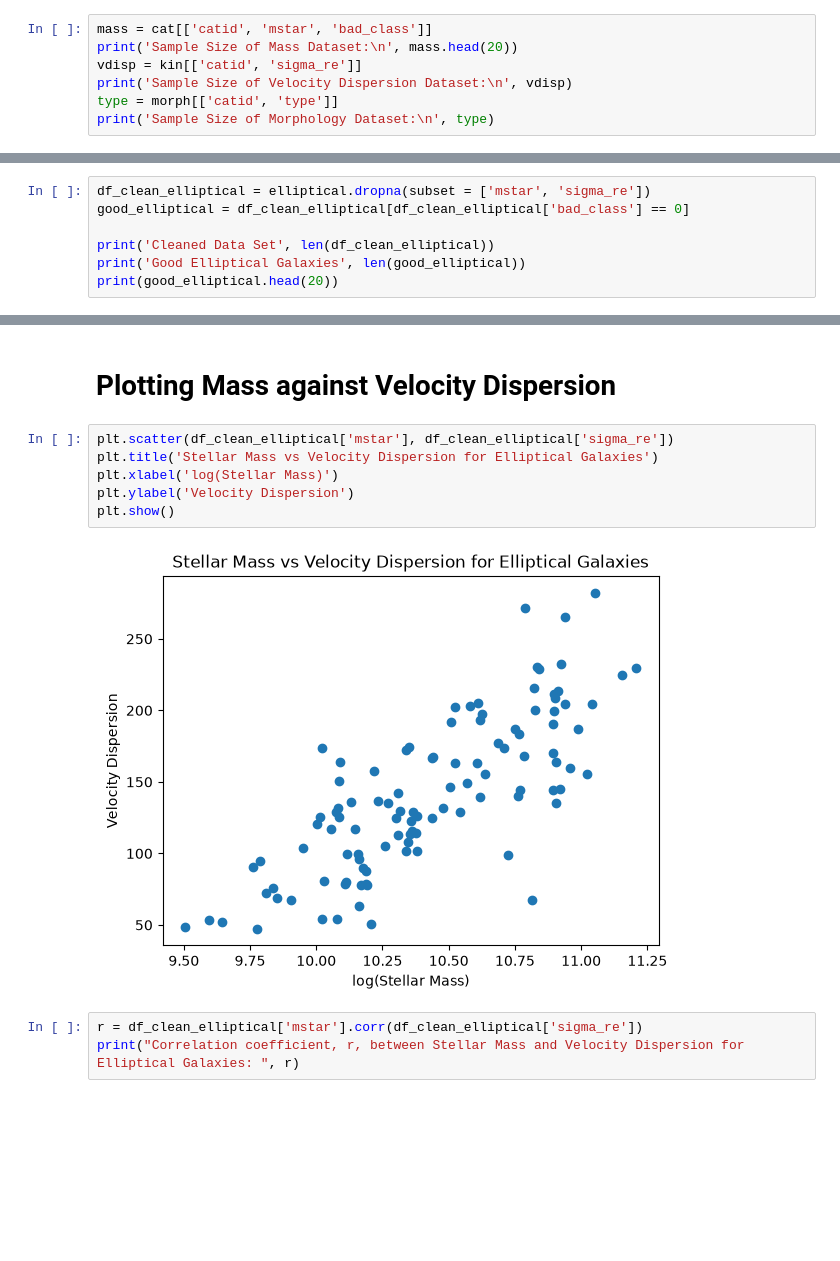
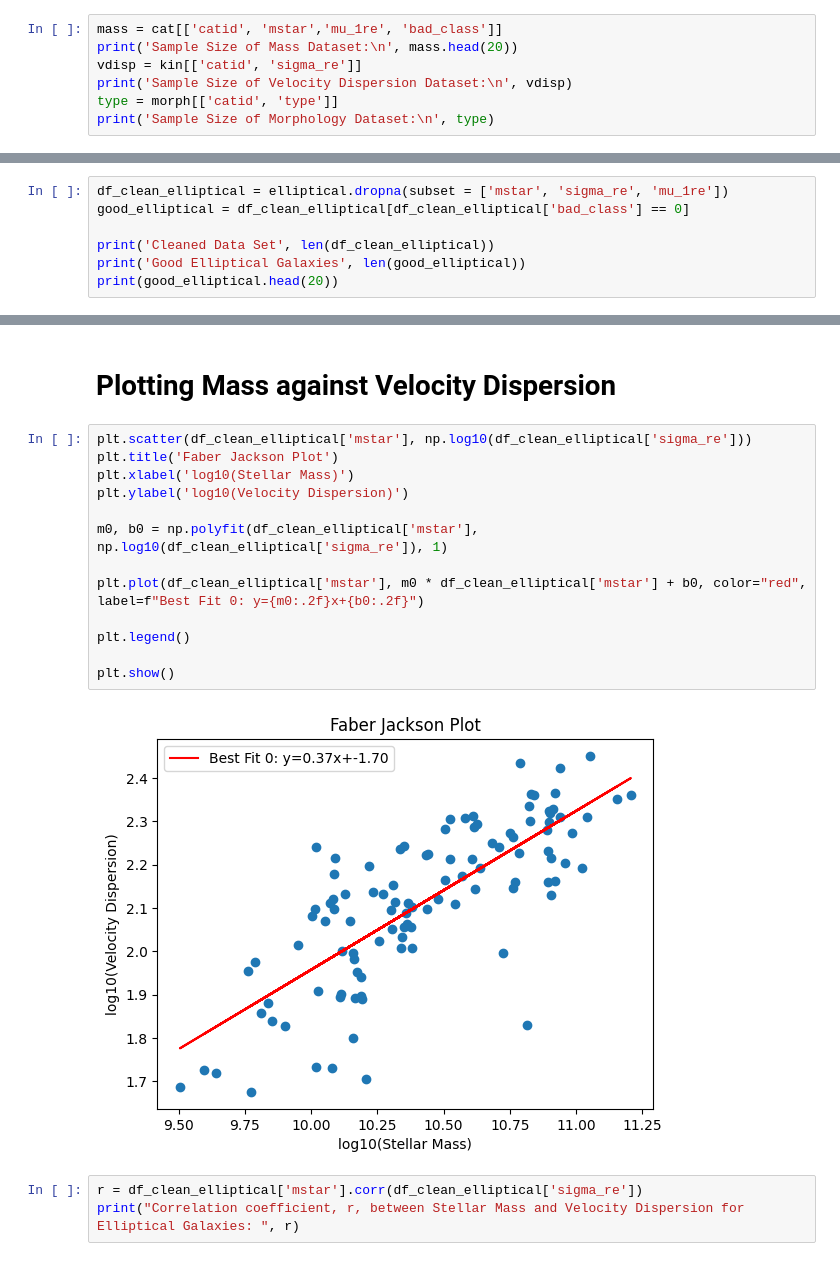
Before and after one commit to td522285/Group-7-Coding-Assignment, a Jupyter notebook: MassvVelocityDispersion.ipynb, the cells around one changed output, grey strips where cells are left out. Drawn from its saved outputs; the diff is of its cells as text; blank space fills up the shorter version.

Commit message:
Attempt at Faber Jackson
So I'm trying to get the four value but its not looking good

```diff
--- a/MassvVelocityDispersion.ipynb
+++ b/MassvVelocityDispersion.ipynb
@@ -40,5 +41,5 @@ Index(['Unnamed: 0', 'catid', 'type'], dtype='str')
 # %%
-mass = cat[['catid', 'mstar', 'bad_class']]
+mass = cat[['catid', 'mstar','mu_1re', 'bad_class']]
 print('Sample Size of Mass Dataset:\n', mass.head(20))
 vdisp = kin[['catid', 'sigma_re']]
 print('Sample Size of Velocity Dispersion Dataset:\n', vdisp)
@@ -115,7 +116,7 @@ Elliptical Galaxies:
 # %% [markdown]
 # Cleaning Data #
 # %%
-df_clean_elliptical = elliptical.dropna(subset = ['mstar', 'sigma_re'])
+df_clean_elliptical = elliptical.dropna(subset = ['mstar', 'sigma_re', 'mu_1re'])
 good_elliptical = df_clean_elliptical[df_clean_elliptical['bad_class'] == 0]
 
 print('Cleaned Data Set', len(df_clean_elliptical))
@@ -142,13 +143,20 @@ Good Elliptical Galaxies 106
 # %% [markdown]
 # Plotting Mass against Velocity Dispersion #
 # %%
-plt.scatter(df_clean_elliptical['mstar'], df_clean_elliptical['sigma_re'])
-plt.title('Stellar Mass vs Velocity Dispersion for Elliptical Galaxies')
-plt.xlabel('log(Stellar Mass)')
-plt.ylabel('Velocity Dispersion')
+plt.scatter(df_clean_elliptical['mstar'], np.log10(df_clean_elliptical['sigma_re']))
+plt.title('Faber Jackson Plot')
+plt.xlabel('log10(Stellar Mass)')
+plt.ylabel('log10(Velocity Dispersion)')
+
+m0, b0 = np.polyfit(df_clean_elliptical['mstar'], np.log10(df_clean_elliptical['sigma_re']), 1)
+
+plt.plot(df_clean_elliptical['mstar'], m0 * df_clean_elliptical['mstar'] + b0, color="red", label=f"Best Fit 0: y={m0:.2f}x+{b0:.2f}")
+
+plt.legend()
+
 plt.show()
 # %% [output]
-[figure, old version]
+[figure, new version]
 # %%
 r = df_clean_elliptical['mstar'].corr(df_clean_elliptical['sigma_re'])
 print("Correlation coefficient, r, between Stellar Mass and Velocity Dispersion for Elliptical Galaxies: ", r)
```
Also changed, not shown: parts of 7 cells of this notebook.
